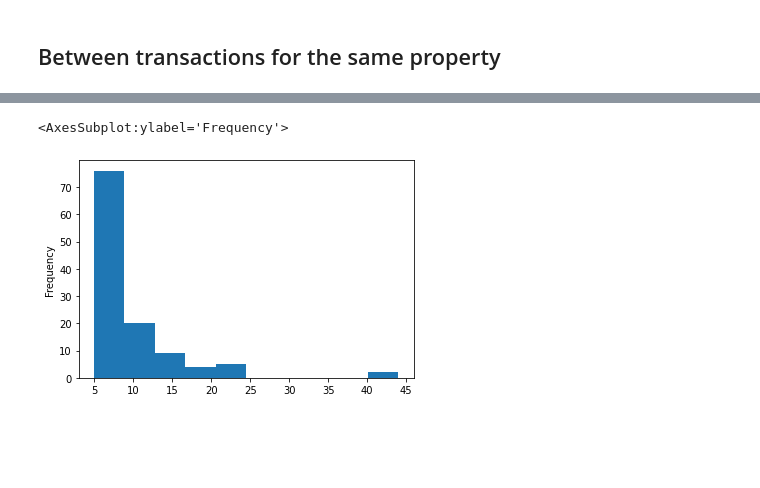
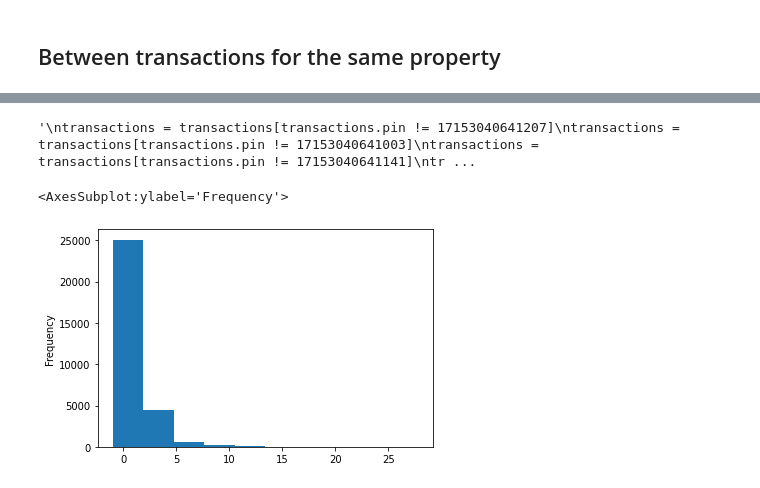
Before and after one commit to ccao-data/model-sales-val, a Jupyter notebook: explore.ipynb, the cells around one changed output, grey strips where cells are left out. Cells and saved outputs as stored; diff of their text form; code cells hidden in the pictures; blank space fills up the shorter version.

Commit message:
std deviation premutations, geo permutations, and growth rates - uses stop gap for ID PINs that map to the same card with num_parcels_sale

```diff
--- a/explore.ipynb
+++ b/explore.ipynb
@@ -268,0 +299,6 @@ count_outliers = is_outlier_column(v_counts, 'counts')
+# %%
+transactions = pd.concat([first_transactions, last_tranasactions], ignore_index=True)
+# %%
+transactions.drop(columns=['pct'], axis=1, inplace=True)
+transactions['total_pct'] = transactions.sort_values('sale_date').groupby('pin')['sale_price'].pct_change()
+transactions.total_pct.mean()
@@ -269,5 +331,43 @@ count_outliers = is_outlier_column(v_counts, 'counts')
+# %%
+"""
+transactions = transactions[transactions.pin != 17153040641207]
+transactions = transactions[transactions.pin != 17153040641003]
+transactions = transactions[transactions.pin != 17153040641141]
+transactions = transactions[transactions.pin != 17153040641012]
+transactions = transactions[transactions.pin != 17153040641112]
+transactions = transactions[transactions.pin != 17153040641195]
+transactions = transactions[transactions.pin != 17153040641208]
+transactions = transactions[transactions.pin != 17153040641209]
+transactions = transactions[transactions.pin != 17153040641010]
+transactions = transactions[transactions.pin != 17153040641007]
+transactions = transactions[transactions.pin != 17153040641113]
+transactions = transactions[transactions.pin != 17153040641135]
+transactions = transactions[transactions.pin != 17153040641145]
+transactions = transactions[transactions.pin != 17153040641023]
+transactions = transactions[transactions.pin != 17153040641062]
+transactions = transactions[transactions.pin != 17153040641020]
+transactions = transactions[transactions.pin != 17153040641002]
+transactions = transactions[transactions.pin != 17153040641144]
+transactions = transactions[transactions.pin != 17153040641139]
+transactions = transactions[transactions.pin != 17153040641126]
+transactions = transactions[transactions.pin != 17153040641074]
+transactions = transactions[transactions.pin != 17153040641015]
+transactions = transactions[transactions.pin != 17153040641095]
+transactions = transactions[transactions.pin != 17153040641125]
+transactions = transactions[transactions.pin != 17153040641014]
+transactions = transactions[transactions.pin != 17153040641080]
+transactions = transactions[transactions.pin != 17153040641089]
+transactions = transactions[transactions.pin != 17153040641155]
+transactions = transactions[transactions.pin != 17153040641072]
+# PINS map to same property
+
+transactions = transactions[transactions.pin != 9154010240000]
+transactions = transactions[transactions.pin != 9154010240000]
+"""
+# %% [output]
+'\ntransactions = transactions[transactions.pin != 17153040641207]\ntransactions = transactions[transactions.pin != 17153040641003]\ntransactions = transactions[transactions.pin != 17153040641141]\ntr ...
 # %%
-count_outliers.counts.plot.hist()
+transactions.total_pct.plot.hist()
 # %% [output]
 <AxesSubplot:ylabel='Frequency'>
-[figure, old version]
+[figure, new version]
```
Also changed, not shown: parts of 66 cells of this notebook.
